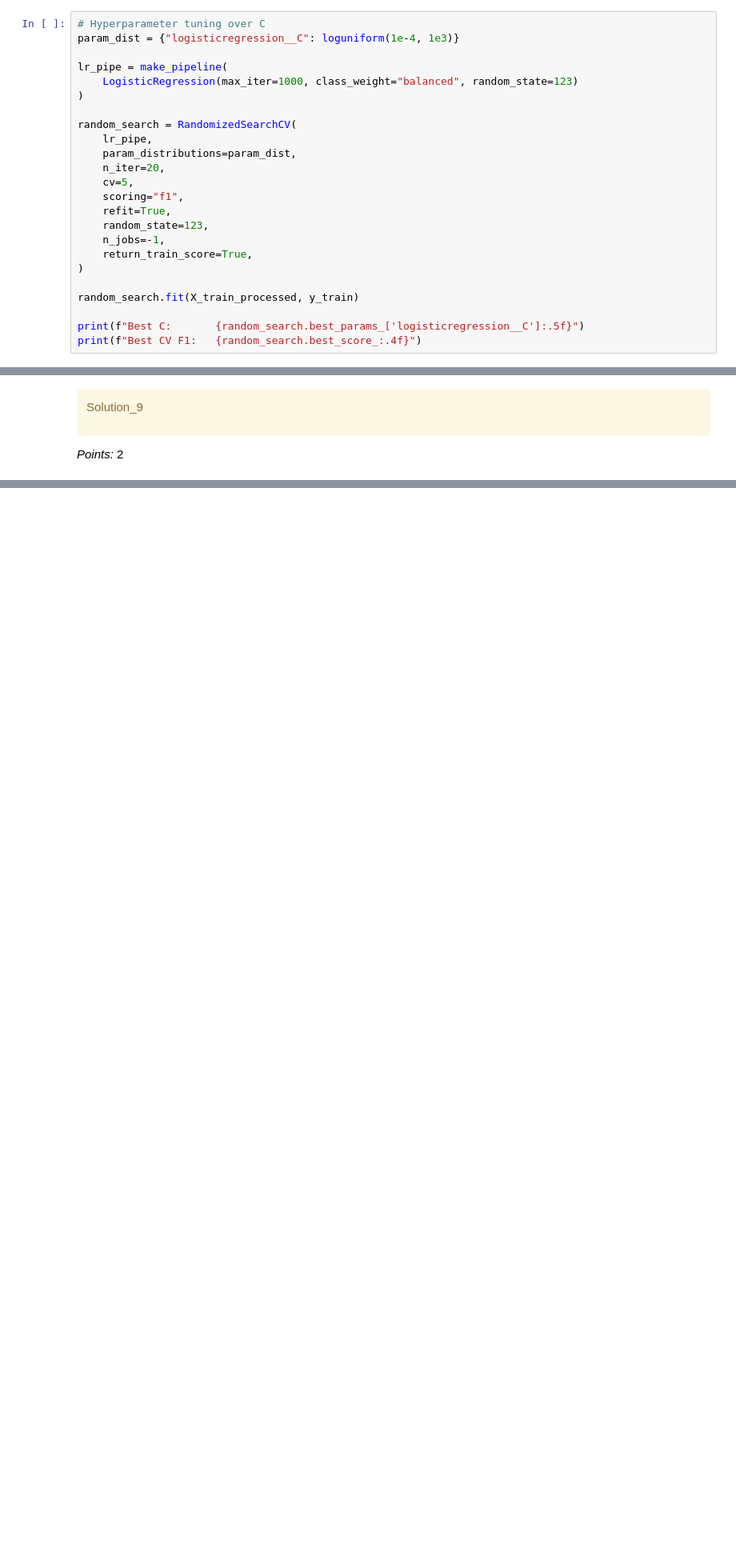
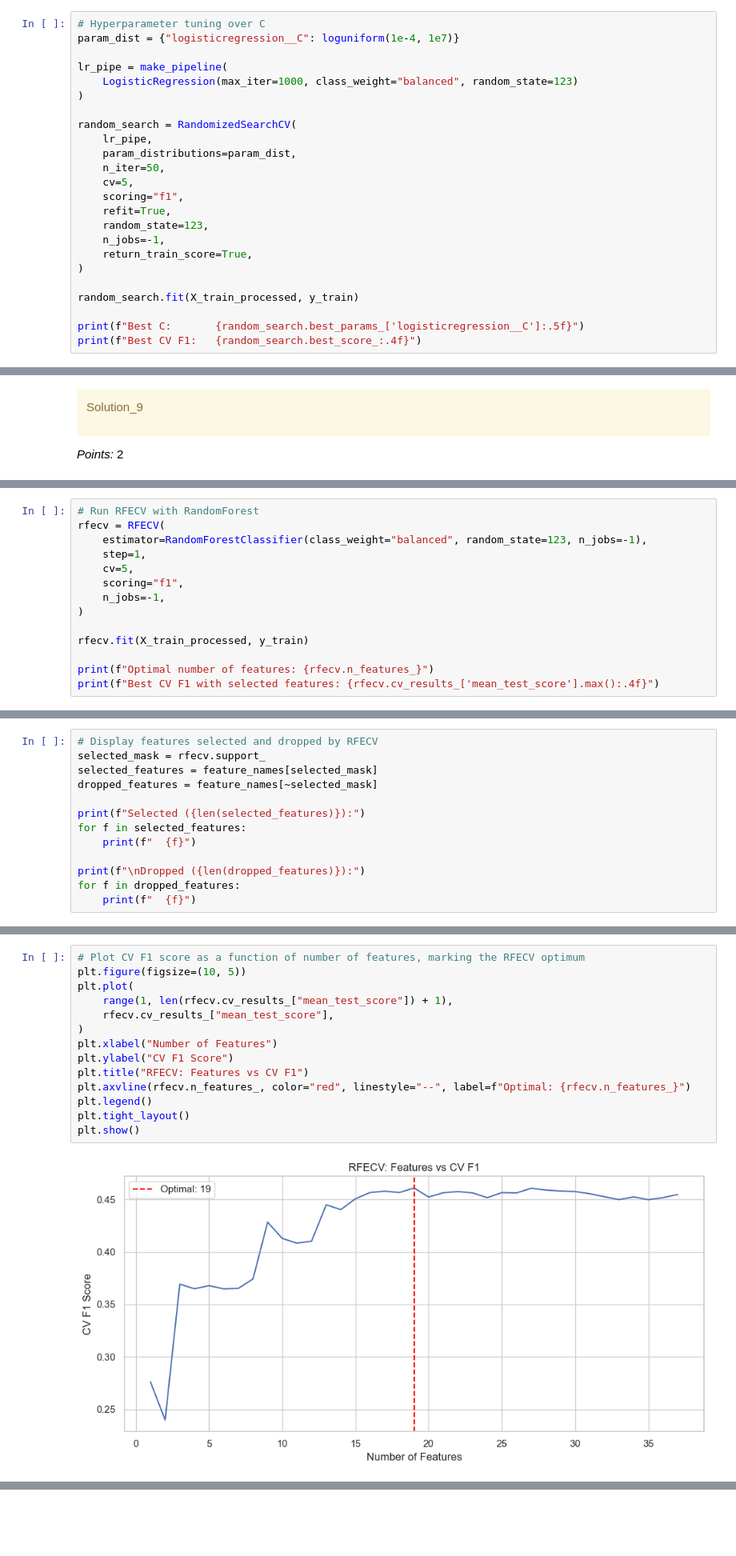
Before and after one commit to samintisar/CPSC330_HW5, a Jupyter notebook: hw5.ipynb, the cells around one changed output, grey strips where cells are left out. Shown at 80% size. Drawn from its saved outputs; the diff is of its cells as text; blank space fills up the shorter version.

```diff
--- a/hw5.ipynb
+++ b/hw5.ipynb
@@ -999,6 +933,6 @@ LogisticRegression (default C=1.0):
 # %%
 # Hyperparameter tuning over C
-param_dist = {"logisticregression__C": loguniform(1e-4, 1e3)}
+param_dist = {"logisticregression__C": loguniform(1e-4, 1e7)}
 
 lr_pipe = make_pipeline(
     LogisticRegression(max_iter=1000, class_weight="balanced", random_state=123)
@@ -1007,7 +941,7 @@ lr_pipe = make_pipeline(
 random_search = RandomizedSearchCV(
     lr_pipe,
     param_distributions=param_dist,
-    n_iter=20,
+    n_iter=50,
     cv=5,
     scoring="f1",
     refit=True,
@@ -1130,0 +1229,14 @@ Ellipsis
+# %%
+# Run RFECV with RandomForest
+rfecv = RFECV(
+    estimator=RandomForestClassifier(class_weight="balanced", random_state=123, n_jobs=-1),
+    step=1,
+    cv=5,
+    scoring="f1",
+    n_jobs=-1,
+)
+
+rfecv.fit(X_train_processed, y_train)
+
+print(f"Optimal number of features: {rfecv.n_features_}")
+print(f"Best CV F1 with selected features: {rfecv.cv_results_['mean_test_score'].max():.4f}")
@@ -1130,0 +1246,13 @@ Ellipsis
+# %%
+# Display features selected and dropped by RFECV
+selected_mask = rfecv.support_
+selected_features = feature_names[selected_mask]
+dropped_features = feature_names[~selected_mask]
+
+print(f"Selected ({len(selected_features)}):")
+for f in selected_features:
+    print(f"  {f}")
+
+print(f"\nDropped ({len(dropped_features)}):")
+for f in dropped_features:
+    print(f"  {f}")
@@ -1130,0 +1277,16 @@ Ellipsis
+# %%
+# Plot CV F1 score as a function of number of features, marking the RFECV optimum
+plt.figure(figsize=(10, 5))
+plt.plot(
+    range(1, len(rfecv.cv_results_["mean_test_score"]) + 1),
+    rfecv.cv_results_["mean_test_score"],
+)
+plt.xlabel("Number of Features")
+plt.ylabel("CV F1 Score")
+plt.title("RFECV: Features vs CV F1")
+plt.axvline(rfecv.n_features_, color="red", linestyle="--", label=f"Optimal: {rfecv.n_features_}")
+plt.legend()
+plt.tight_layout()
+plt.show()
+# %% [output]
+[figure, added]
```
Also changed, not shown: parts of 91 cells of this notebook.
